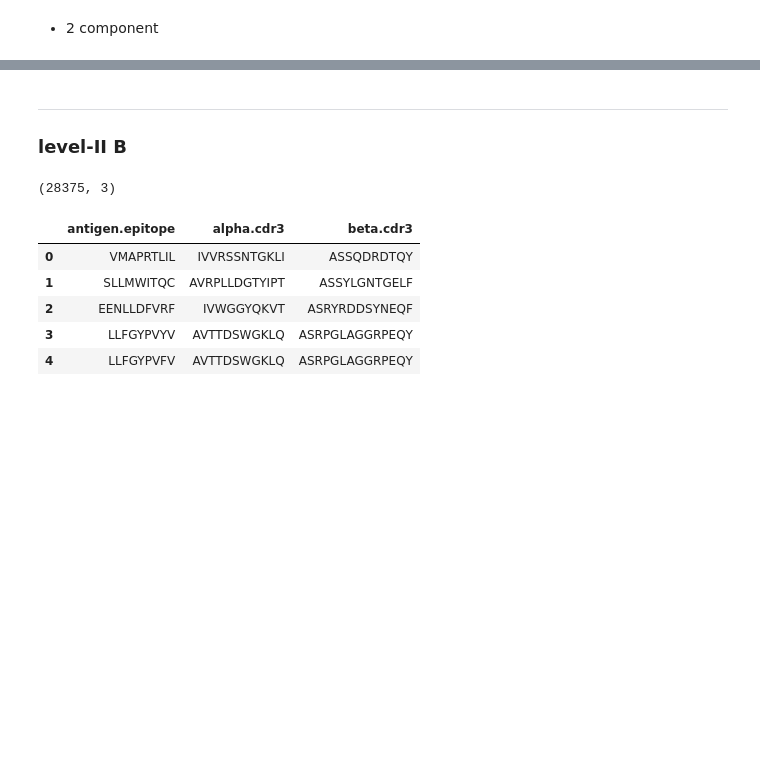
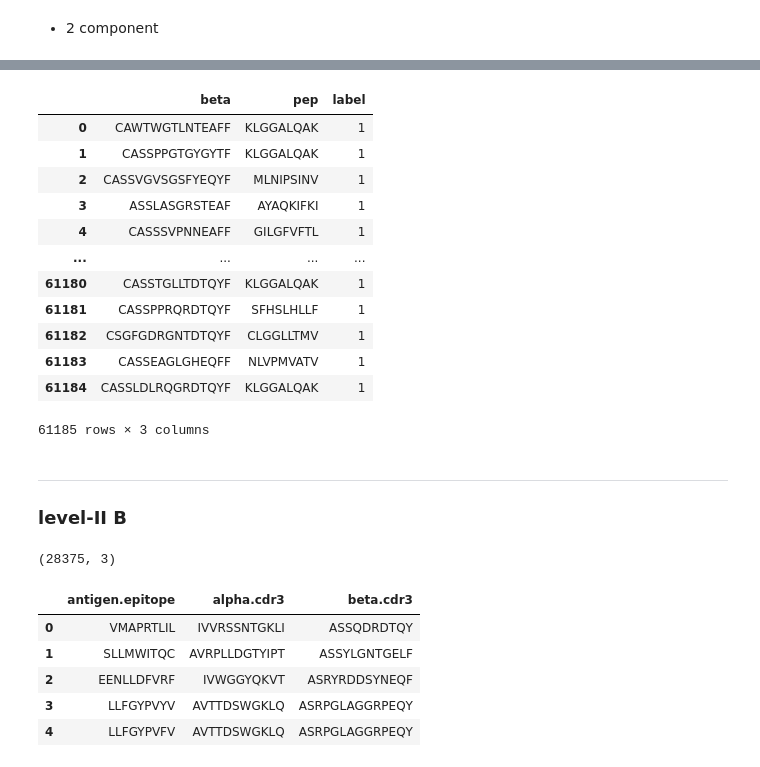
Before and after one commit to Jiadong001/Hi-TpH, a Jupyter notebook: benchmarks/prepare_benchmark_data.ipynb, the cells around one changed output, grey strips where cells are left out. Saved outputs shown, nothing was run; the diff lists cells and outputs as text; code cells hidden in the pictures; blank space fills up the shorter version.

```diff
--- a/benchmarks/prepare_benchmark_data.ipynb
+++ b/benchmarks/prepare_benchmark_data.ipynb
@@ -480,3 +450,19 @@ test_df.to_csv(os.path.join(data_path, "test_data_fold0.csv"), index=False)
+# %%
+train_df
+# %% [output]
+|  | beta | pep | label |
+| 0 | CAWTWGTLNTEAFF | KLGGALQAK | 1 |
+| 1 | CASSPPGTGYGYTF | KLGGALQAK | 1 |
+| 2 | CASSVGVSGSFYEQYF | MLNIPSINV | 1 |
+| 3 | ASSLASGRSTEAF | AYAQKIFKI | 1 |
+| 4 | CASSSVPNNEAFF | GILGFVFTL | 1 |
+| ... | ... | ... | ... |
+| 61180 | CASSTGLLTDTQYF | KLGGALQAK | 1 |
+| 61181 | CASSPPRQRDTQYF | SFHSLHLLF | 1 |
+| 61182 | CSGFGDRGNTDTQYF | CLGGLLTMV | 1 |
+| 61183 | CASSEAGLGHEQFF | NLVPMVATV | 1 |
+| 61184 | CASSLDLRQGRDTQYF | KLGGALQAK | 1 |
+61185 rows × 3 columns
 # %% [markdown]
 ---
 
```
Also changed, not shown: parts of 55 cells of this notebook, 22 other files.
